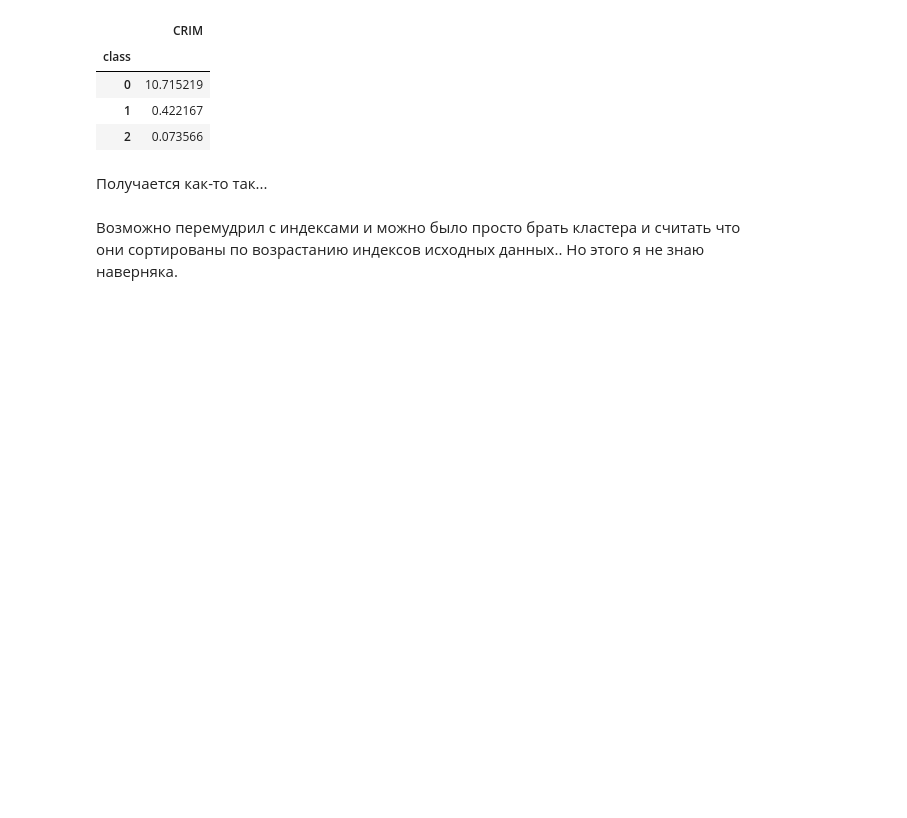
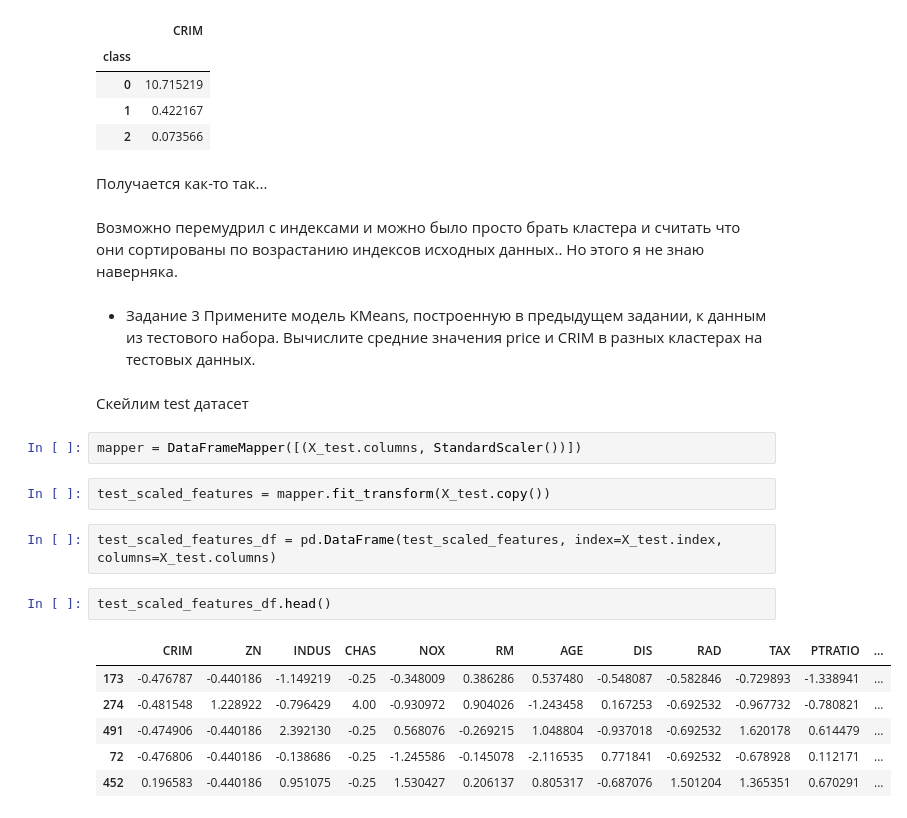
Before and after one commit to po-stas/GeekBrains-AI-Course, a Jupyter notebook: PY1/Lesson4/unsupervised.ipynb, the cells around one changed output. Saved outputs shown, nothing was run; the diff lists cells and outputs as text; blank space fills up the shorter version.

```diff
--- a/PY1/Lesson4/unsupervised.ipynb
+++ b/PY1/Lesson4/unsupervised.ipynb
@@ -309,3 +309,25 @@ crim_w_class.groupby('class').mean()
 Получается как-то так...
 # %% [markdown]
 Возможно перемудрил с индексами и можно было просто брать кластера и считать что они сортированы по возрастанию индексов исходных данных.. Но этого я не знаю наверняка.
+# %% [markdown]
+* Задание 3
+Примените модель KMeans, построенную в предыдущем задании,
+к данным из тестового набора.
+Вычислите средние значения price и CRIM в разных кластерах на тестовых данных.
+# %% [markdown]
+Скейлим test датасет
+# %%
+mapper = DataFrameMapper([(X_test.columns, StandardScaler())])
+# %%
+test_scaled_features = mapper.fit_transform(X_test.copy())
+# %%
+test_scaled_features_df = pd.DataFrame(test_scaled_features, index=X_test.index, columns=X_test.columns)
+# %%
+test_scaled_features_df.head()
+# %% [output]
+|  | CRIM | ZN | INDUS | CHAS | NOX | RM | AGE | DIS | RAD | TAX | PTRATIO | ... |
+| 173 | -0.476787 | -0.440186 | -1.149219 | -0.25 | -0.348009 | 0.386286 | 0.537480 | -0.548087 | -0.582846 | -0.729893 | -1.338941 | ... |
+| 274 | -0.481548 | 1.228922 | -0.796429 | 4.00 | -0.930972 | 0.904026 | -1.243458 | 0.167253 | -0.692532 | -0.967732 | -0.780821 | ... |
+| 491 | -0.474906 | -0.440186 | 2.392130 | -0.25 | 0.568076 | -0.269215 | 1.048804 | -0.937018 | -0.692532 | 1.620178 | 0.614479 | ... |
+| 72 | -0.476806 | -0.440186 | -0.138686 | -0.25 | -1.245586 | -0.145078 | -2.116535 | 0.771841 | -0.692532 | -0.678928 | 0.112171 | ... |
+| 452 | 0.196583 | -0.440186 | 0.951075 | -0.25 | 1.530427 | 0.206137 | 0.805317 | -0.687076 | 1.501204 | 1.365351 | 0.670291 | ... |
```
Also changed, not shown: parts of 12 cells of this notebook.
